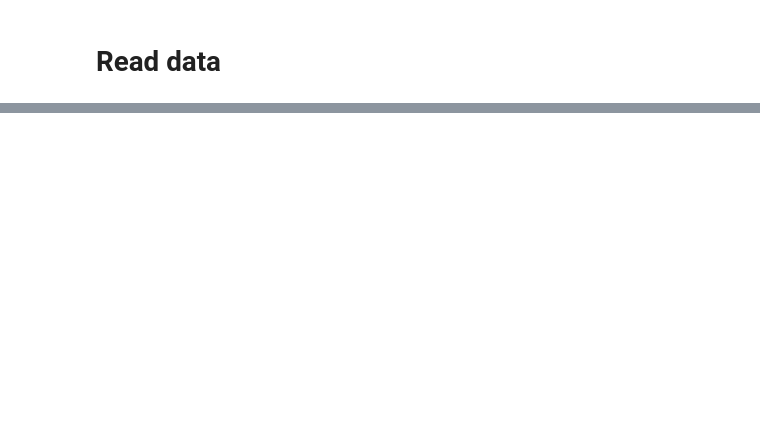
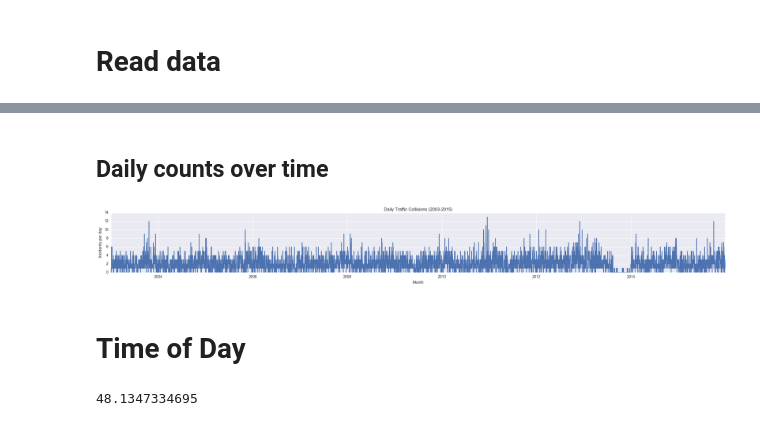
Before and after one commit to jayqi/sf-walk-safety, a Jupyter notebook: ipynbs/Traffic Histograms and KDEs.ipynb, the cells around one changed output, grey strips where cells are left out. Cells and saved outputs as stored; diff of their text form; code cells hidden in the pictures; blank space fills up the shorter version.

```diff
--- a/ipynbs/Traffic Histograms and KDEs.ipynb
+++ b/ipynbs/Traffic Histograms and KDEs.ipynb
@@ -102,0 +113,12 @@ AttributeError: 'bool' object has no attribute 'month'
+# %%
+# Fill in NaNs with proper data
+
+groupbydatena = groupbydate.loc[groupbydate[groupbydate.isnull().any(axis=1)].index,:]
+groupbydatena['count'] = 0
+groupbydatena['month'] = groupbydatena['date'].apply(lambda x: x.month)
+groupbydatena['year'] = groupbydatena['date'].apply(lambda x: x.year)
+groupbydatena['dayofweek'] = groupbydatena['date'].apply(lambda x: x.strftime("%A"))
+
+groupbydate.loc[groupbydate[groupbydate.isnull().any(axis=1)].index,:] = groupbydatena
+
+groupbydate.tail()
@@ -102,0 +132,5 @@ AttributeError: 'bool' object has no attribute 'month'
+# %%
+# Sort by date
+groupbydate.sort_values('date',inplace=True)
+groupbydate.reset_index(drop=True,inplace=True)
+groupbydate.tail()
@@ -102,0 +224,58 @@ AttributeError: 'bool' object has no attribute 'month'
+# %% [markdown]
+## Daily counts over time
+# %%
+plt.figure(figsize=(4.8*5,3.2))
+plt.plot(groupbydate['date'],groupbydate['count'],'-')
+plt.xlabel('Month')
+plt.ylabel('Incidents per day')
+plt.title('Daily %s (2003-2015)' % uppercase)
+plt.tight_layout()
+pass
+# %% [output]
+[figure, added]
+# %% [markdown]
+# Time of Day
+# %%
+def time2num(t):
+    ts = t.hour * 60 + t.minute
+    return ts
+
+def scott_bw(S):
+    iqr = np.subtract(*np.percentile(S, [75, 25]))
+    sigma = min(S.std(),iqr)
+    return 1.06*sigma*S.count()**(-0.2)
+
+def silverman_bw(S):
+    iqr = np.subtract(*np.percentile(S, [75, 25]))
+    sigma = min(S.std(),iqr)
+    return 0.9*sigma*S.count()**(-0.2)
+
+class WrappedKDE:
+
+    def __init__(self,S):
+        # S is a pandas series
+        self.bandwidth = silverman_bw(S)
+        self.model = KernelDensity(bandwidth=self.bandwidth)
+        return None
+
+    def fit(self,data):
+        self.model.fit(data.reshape(-1,1))
+        return self
+
+    def pdf(self,grid):
+        grid = grid.reshape(-1,1)
+        griddelta = grid[1]-grid[0]
+        gridmax = grid[-1]+griddelta
+        out = np.exp(self.model.score_samples(grid))
+        out += np.exp(self.model.score_samples(grid-gridmax))
+        out += np.exp(self.model.score_samples(grid+gridmax))
+        return out
+
+timekde = WrappedKDE(df.time.apply(time2num))
+timekde.fit(df.time.apply(time2num))
+print timekde.bandwidth
+#timegrid = np.arange(1,1440,1)
+#plt.scatter(timegrid, timekde.pdf(timegrid))
+#plt.axis([0, 1440, 0, 0.002])
+# %% [output]
+48.1347334695
```
Also changed, not shown: parts of 18 cells of this notebook.
